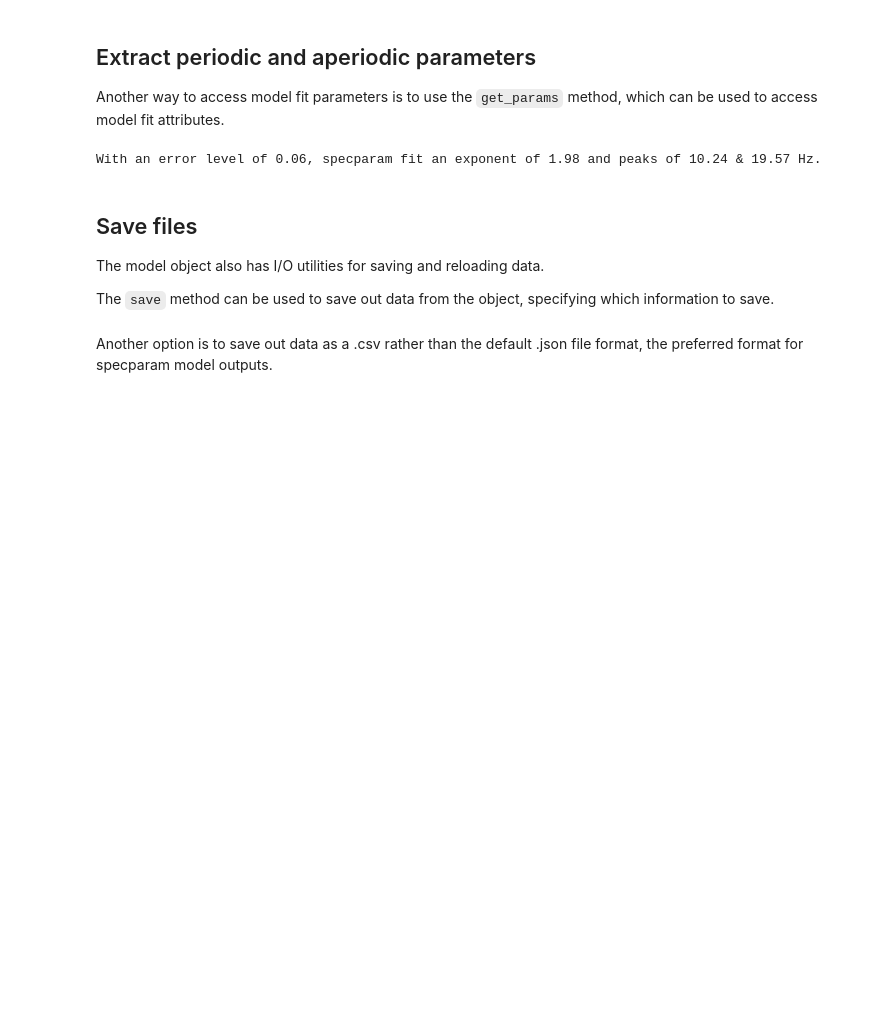
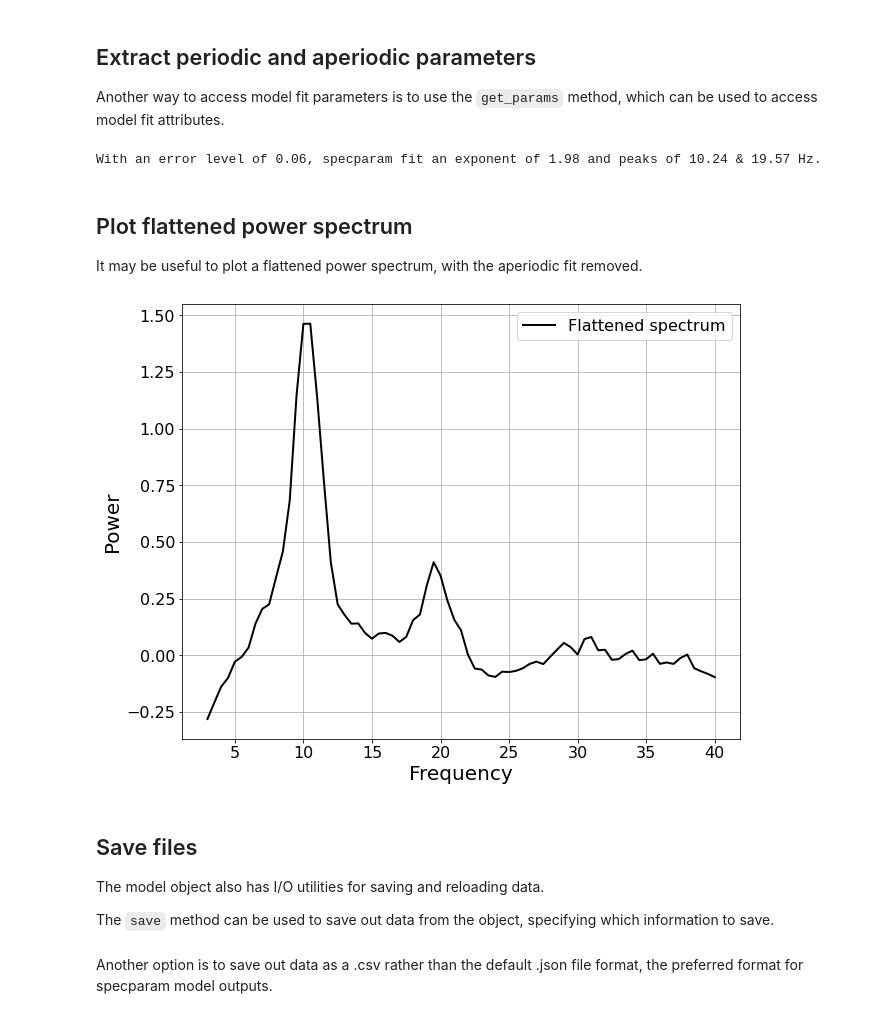
Before and after one commit to fooof-tools/DevelopmentalDemo, a Jupyter notebook: Python/01-IndividualPSD.ipynb, the cells around one changed output. Cells and saved outputs as stored; diff of their text form; code cells hidden in the pictures; blank space fills up the shorter version.

```diff
--- a/Python/01-IndividualPSD.ipynb
+++ b/Python/01-IndividualPSD.ipynb
@@ -144,6 +149,23 @@ print(template.format(error = err, exponent = exp,
                       cfs = ' & '.join(map(str, [round(CF, 2) for CF in cfs]))))
 # %% [output]
 With an error level of 0.06, specparam fit an exponent of 1.98 and peaks of 10.24 & 19.57 Hz.
+# %% [markdown]
+## Plot flattened power spectrum
+It may be useful to plot a flattened power spectrum, with the aperiodic fit removed.
+# %%
+# Set whether to plot in log-log space
+plt_log = False
+# %%
+# Do an initial aperiodic fit - a robust fit, that excludes outliers
+init_ap_fit = gen_aperiodic(fm.freqs, fm._robust_ap_fit(fm.freqs, fm.power_spectrum))
+
+# Recompute the flattened spectrum using the initial aperiodic fit
+init_flat_spec = fm.power_spectrum - init_ap_fit
+# %%
+# Plot the flattened the power spectrum
+plot_spectrum(fm.freqs, init_flat_spec, plt_log, label = 'Flattened spectrum', color = 'black')
+# %% [output]
+[figure, added]
 # %% [markdown]
 ## Save files
 
```
Also changed, not shown: parts of 3 cells of this notebook, 1 other file.
